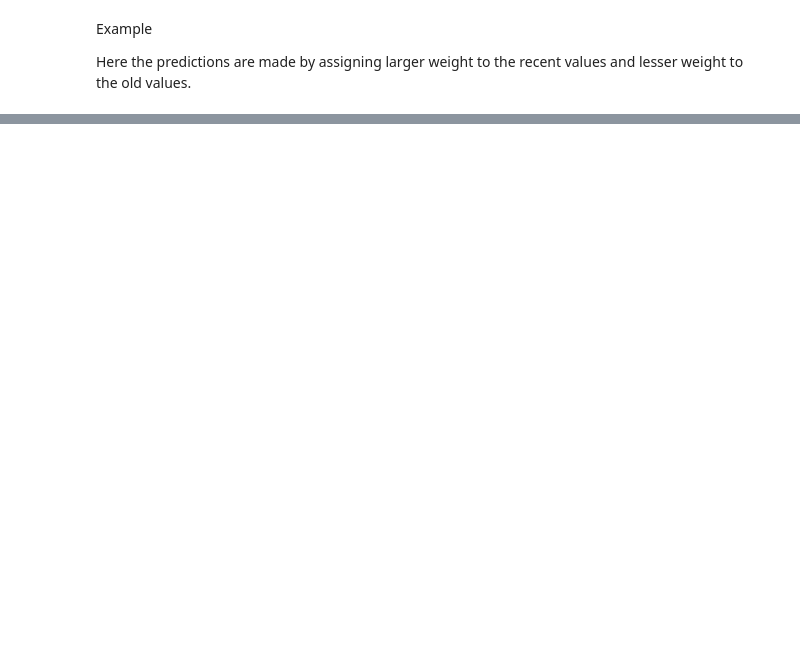
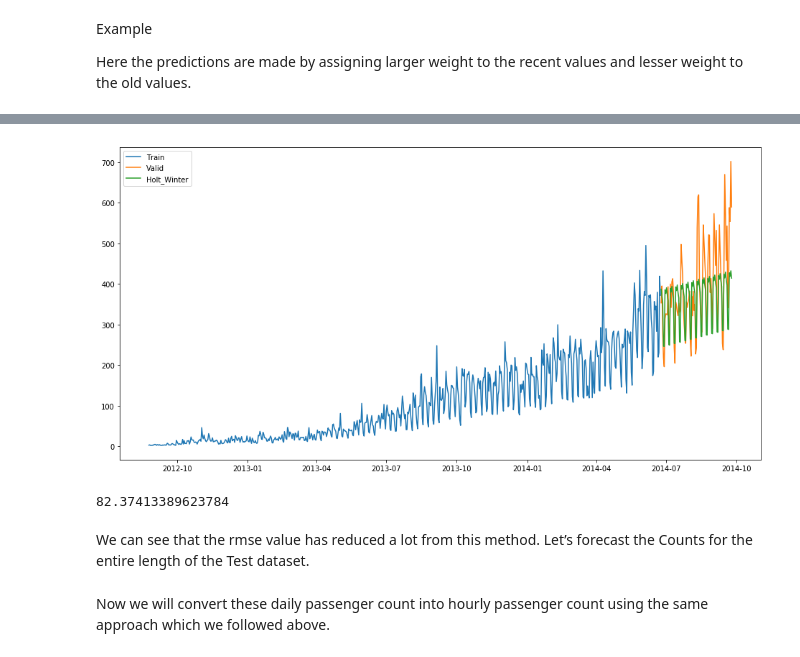
Before and after one commit to nitish-raj/Forecasting, a Jupyter notebook: Forecasting_AV.ipynb, the cells around one changed output, grey strips where cells are left out. Cells and saved outputs as stored; diff of their text form; code cells hidden in the pictures; blank space fills up the shorter version.

```diff
--- a/Forecasting_AV.ipynb
+++ b/Forecasting_AV.ipynb
@@ -541,0 +662,19 @@ AttributeError: 'DataFrame' object has no attribute 'SES'
+# %%
+y_hat_avg = valid.copy()
+fit1 = ExponentialSmoothing(np.asarray(Train['Count']) ,seasonal_periods=7 ,trend='add', seasonal='add',).fit()
+y_hat_avg['Holt_Winter'] = fit1.forecast(len(valid))
+plt.figure(figsize=(16,8))
+plt.plot( Train['Count'], label='Train')
+plt.plot(valid['Count'], label='Valid')
+plt.plot(y_hat_avg['Holt_Winter'], label='Holt_Winter')
+plt.legend(loc='best')
+plt.show()
+# %% [output]
+[figure, added]
+# %%
+rms = sqrt(mean_squared_error(valid.Count, y_hat_avg.Holt_Winter))
+print(rms)
+# %% [output]
+82.37413389623784
+# %% [markdown]
+We can see that the rmse value has reduced a lot from this method. Let’s forecast the Counts for the entire length of the Test dataset.
@@ -541,0 +683,2 @@ AttributeError: 'DataFrame' object has no attribute 'SES'
+# %% [markdown]
+Now we will convert these daily passenger count into hourly passenger count using the same approach which we followed above.
```
Also changed, not shown: parts of 100 cells of this notebook.
